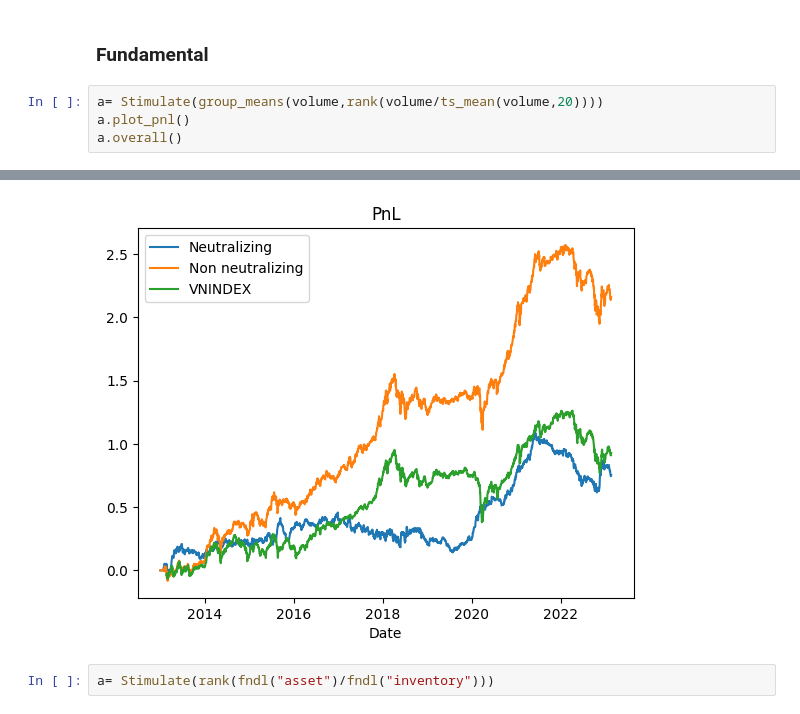
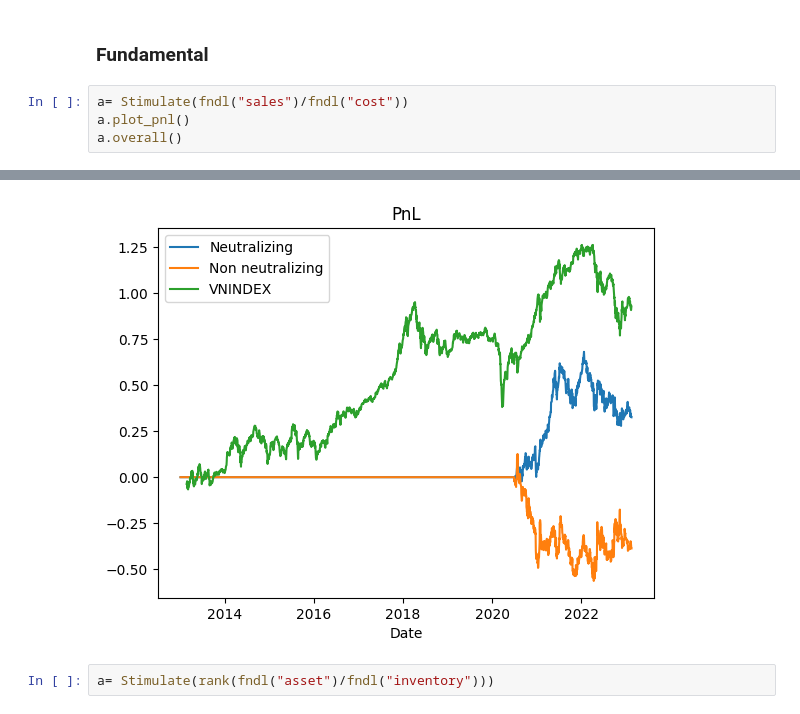
Before and after one commit to khanhtrinh2003/VN30-Strategy, a Jupyter notebook: main.ipynb, the cells around one changed output, grey strips where cells are left out. Drawn from its saved outputs; the diff is of its cells as text.

```diff
--- a/main.ipynb
+++ b/main.ipynb
@@ -21,7 +21,7 @@ returns = close.pct_change()
 # %% [markdown]
 ### Fundamental
 # %%
-a= Stimulate(group_means(volume,rank(volume/ts_mean(volume,20))))
+a= Stimulate(fndl("sales")/fndl("cost"))
 a.plot_pnl()
 a.overall()
 # %% [output]
@@ -34,4 +34,4 @@ Overall of neutralize
-[figure, old version]
+[figure, new version]
 # %%
 a= Stimulate(rank(fndl("asset")/fndl("inventory")))
 # %%
```
Also changed, not shown: parts of 1 cell of this notebook, 1 other file.
